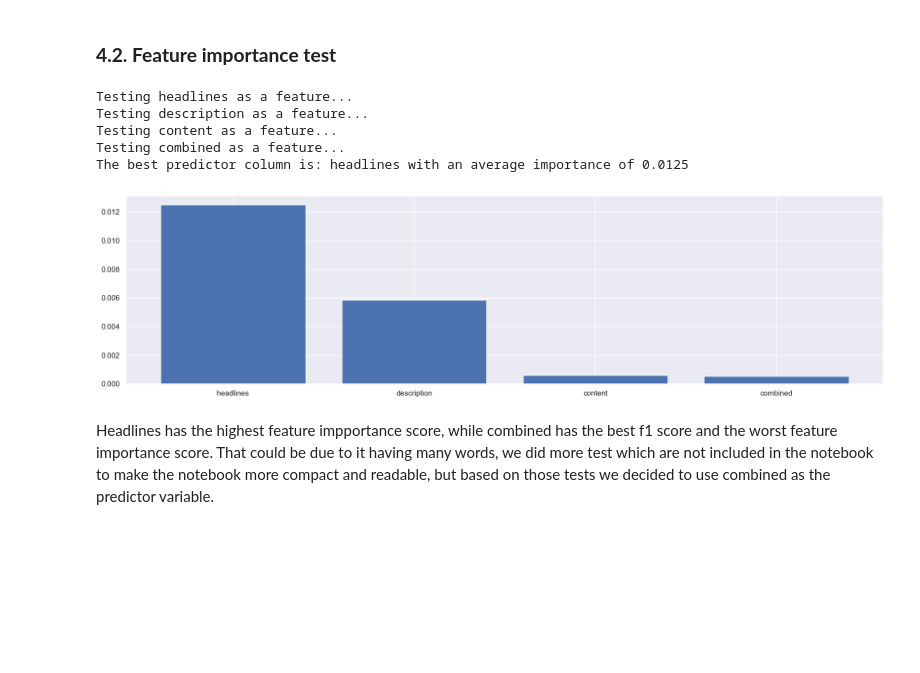
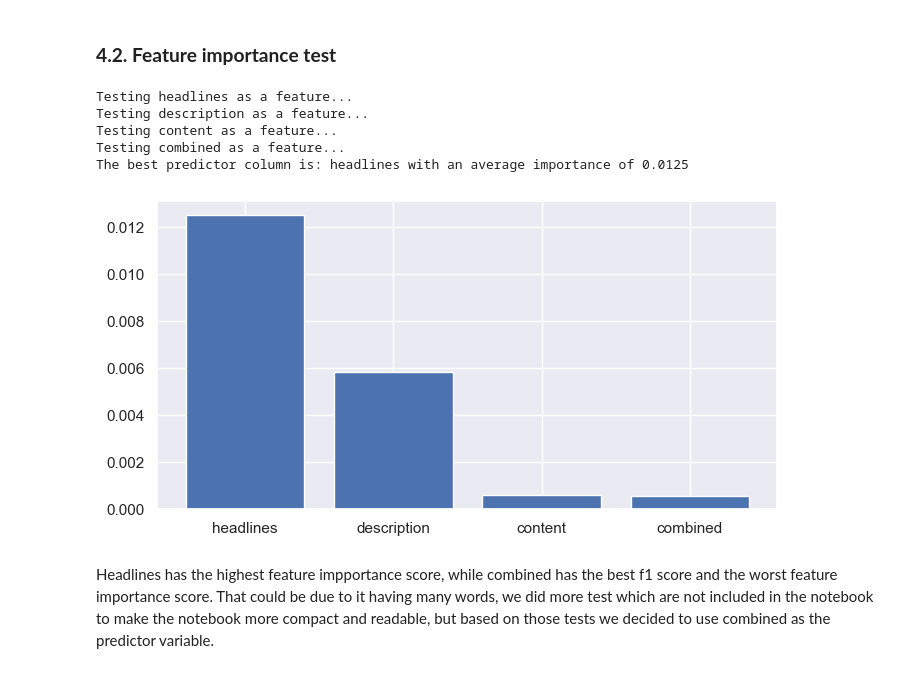
Before and after one commit to VuyiswaK/2401PTDS_Classification_Project, a Jupyter notebook: Notebook.ipynb, the cells around one changed output. Saved outputs shown, nothing was run; the diff lists cells and outputs as text; code cells hidden in the pictures; blank space fills up the shorter version.

```diff
--- a/Notebook.ipynb
+++ b/Notebook.ipynb
@@ -335,7 +322,7 @@ best_column = None
 
 scores_list = []
 
-
+plt.rcParams['figure.figsize'] = (8,4)
 for i, col in enumerate(text_columns):
     print(f'Testing {col} as a feature... ')
     # Vectorize the text data
@@ -380,39 +367,39 @@ best_importance = 0
 best_column = None
 
 importance = []
-
+plt.rcParams['figure.figsize'] = (8,4)
 for i, col in enumerate(text_columns):
     print(f'Testing {col} as a feature... ')
     # Vectorize the text data
     vect = CountVectorizer(stop_words='english', min_df= .01)
     X= vect.fit_transform(df[col])
 
 
      # Train a Random Forest model
     model = RandomForestClassifier()
     model.fit(X, y)
 
     # Get feature importances
     importances = model.feature_importances_
     avg_importance = importances.mean()
     importance.append(avg_importance)
 
     # Check if this column has the highest average importance
     if avg_importance > best_importance:
         best_importance = avg_importance
         best_column = col
 
 print(f'The best predictor column is: {best_column} with an average importance of {best_importance:.4f}')
 
 plt.bar(text_columns,importance)
 plt.show()
 # %% [output]
 Testing headlines as a feature...
 Testing description as a feature...
 Testing content as a feature...
 Testing combined as a feature...
 The best predictor column is: headlines with an average importance of 0.0125
-[figure, old version]
+[figure, new version]
 # %% [markdown]
 Headlines has the highest feature impportance score, while combined has the best f1 score and the worst feature importance score. That could be due to it having many words, we did more test which are not included in the notebook to make the notebook more compact and readable, but based on those tests we decided to use combined as the predictor variable.
 # %% [markdown]
```
Also changed, not shown: parts of 4 cells of this notebook.
